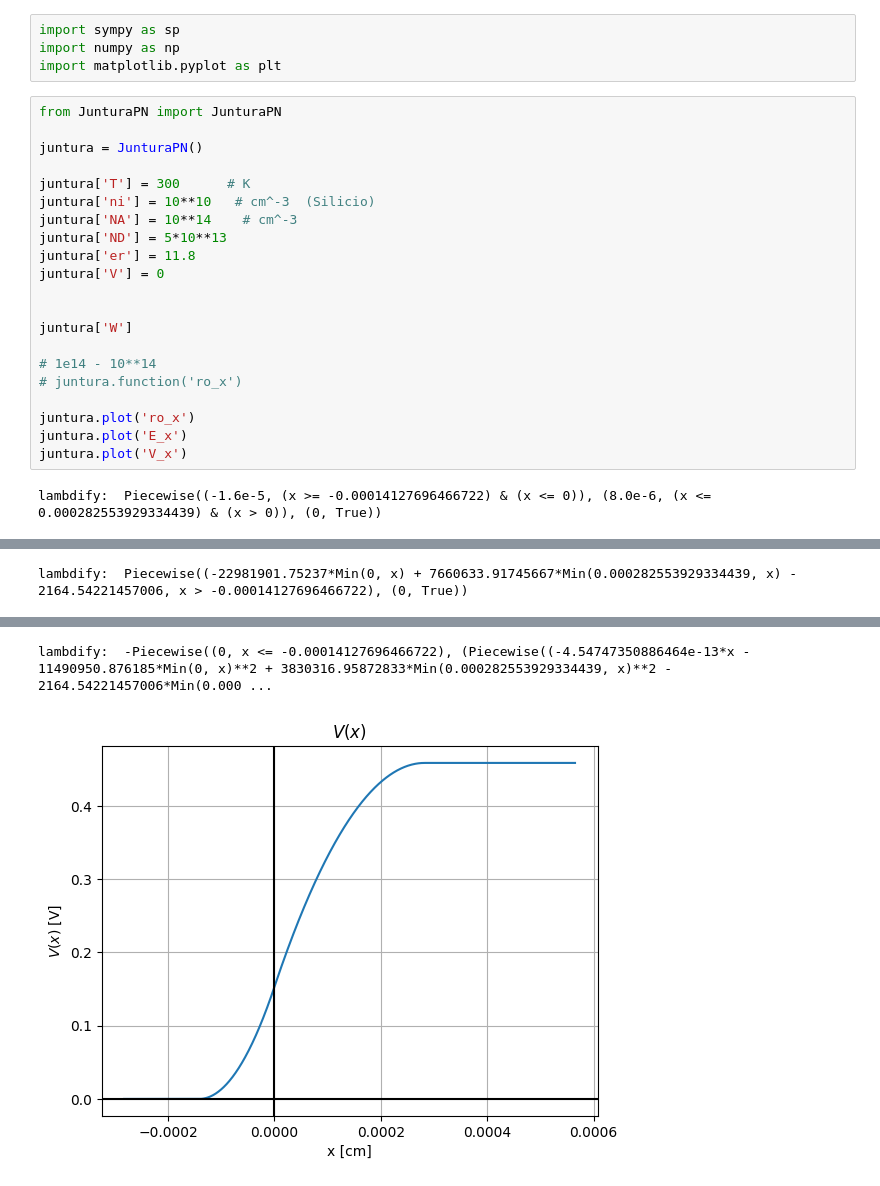
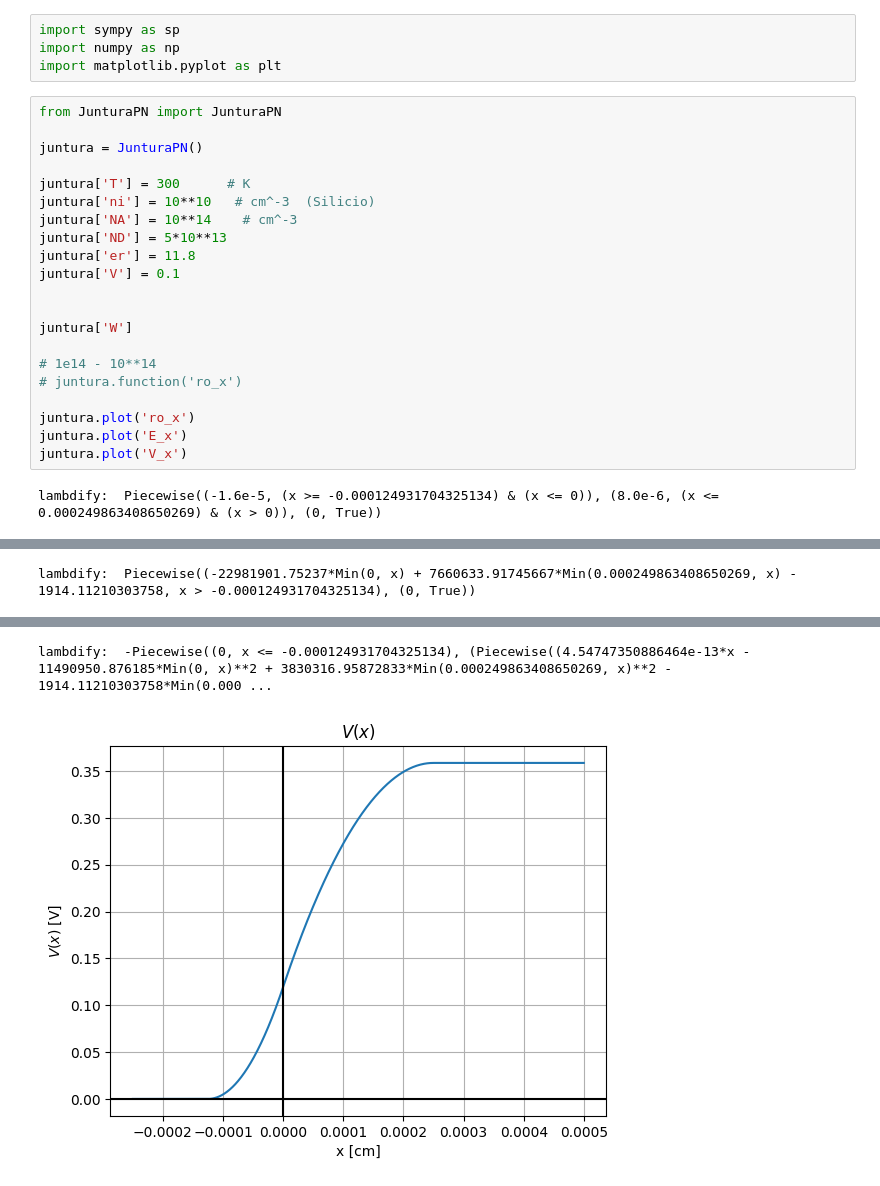
Before and after one commit to Rafdal/notebooks, a Jupyter notebook: FE/JunturaPN.ipynb, the cells around one changed output, grey strips where cells are left out. Saved outputs shown, nothing was run; the diff lists cells and outputs as text.

```diff
--- a/FE/JunturaPN.ipynb
+++ b/FE/JunturaPN.ipynb
@@ -12,7 +12,7 @@ juntura['ni'] = 10**10   # cm^-3  (Silicio)
 juntura['NA'] = 10**14    # cm^-3
 juntura['ND'] = 5*10**13
 juntura['er'] = 11.8
-juntura['V'] = 0
+juntura['V'] = 0.1
 
 
 juntura['W']
@@ -24,4 +24,4 @@ juntura.plot('ro_x')
 juntura.plot('E_x')
 juntura.plot('V_x')
 # %% [output]
-lambdify:  Piecewise((-1.6e-5, (x >= -0.00014127696466722) & (x <= 0)), (8.0e-6, (x <= 0.000282553929334439) & (x > 0)), (0, True))
+lambdify:  Piecewise((-1.6e-5, (x >= -0.000124931704325134) & (x <= 0)), (8.0e-6, (x <= 0.000249863408650269) & (x > 0)), (0, True))
@@ -29 +29 @@ lambdify:  Piecewise((-1.6e-5, (x >= -0.00014127696466722) & (x <= 0)), (8.0e-6,
-lambdify:  Piecewise((-22981901.75237*Min(0, x) + 7660633.91745667*Min(0.000282553929334439, x) - 2164.54221457006, x > -0.00014127696466722), (0, True))
+lambdify:  Piecewise((-22981901.75237*Min(0, x) + 7660633.91745667*Min(0.000249863408650269, x) - 1914.11210303758, x > -0.000124931704325134), (0, True))
@@ -31,2 +31,2 @@ lambdify:  Piecewise((-22981901.75237*Min(0, x) + 7660633.91745667*Min(0.0002825
-lambdify:  -Piecewise((0, x <= -0.00014127696466722), (Piecewise((-4.54747350886464e-13*x - 11490950.876185*Min(0, x)**2 + 3830316.95872833*Min(0.000282553929334439, x)**2 - 2164.54221457006*Min(0.000 ...
+lambdify:  -Piecewise((0, x <= -0.000124931704325134), (Piecewise((4.54747350886464e-13*x - 11490950.876185*Min(0, x)**2 + 3830316.95872833*Min(0.000249863408650269, x)**2 - 1914.11210303758*Min(0.000 ...
-[figure, old version]
+[figure, new version]
```
Also changed, not shown: parts of 1 cell of this notebook, 1 other file.
